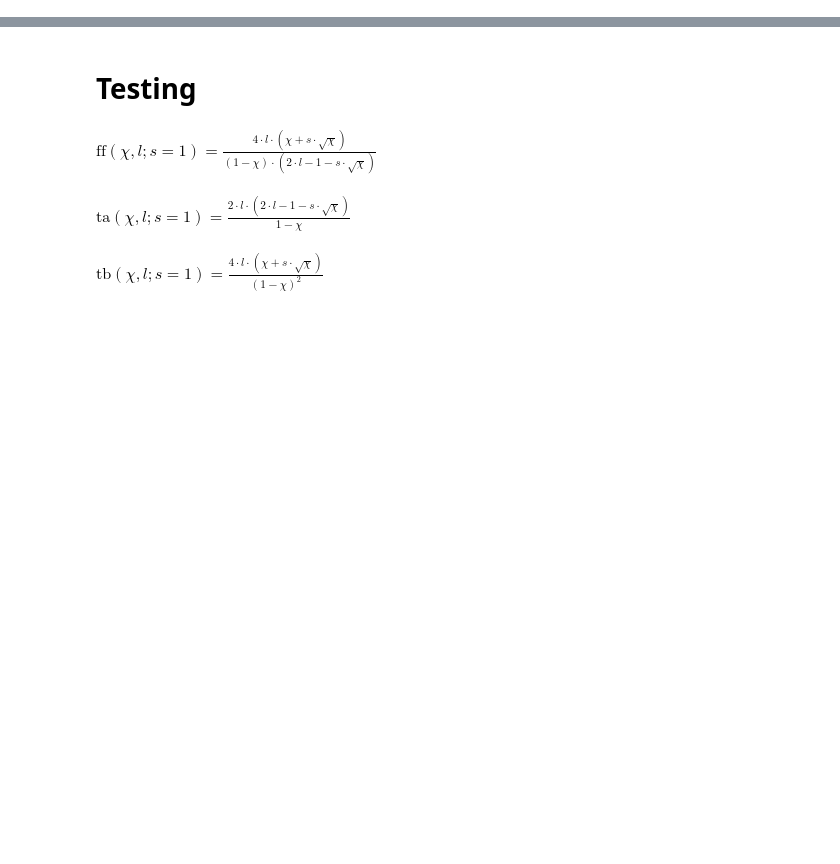
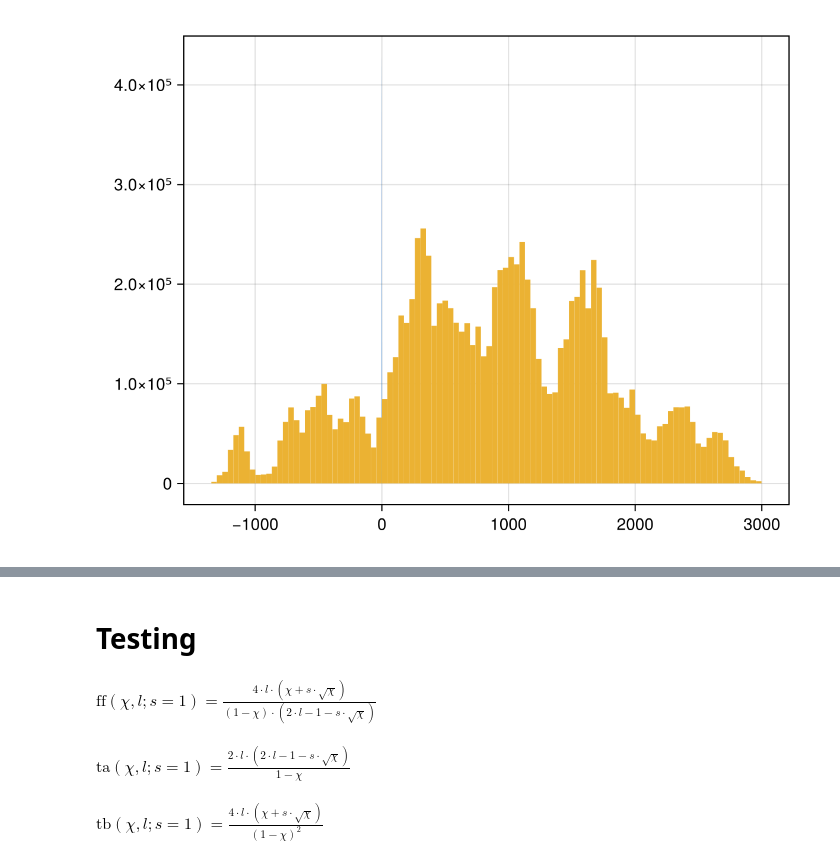
Before and after one commit to kockahonza/SSMC, a Jupyter notebook: notebooks/clean slate/Miscellaneous.ipynb, the cells around one changed output, grey strips where cells are left out. Saved outputs shown, nothing was run; the diff lists cells and outputs as text; code cells hidden in the pictures; blank space fills up the shorter version.

```diff
--- a/notebooks/clean slate/Miscellaneous.ipynb
+++ b/notebooks/clean slate/Miscellaneous.ipynb
@@ -21,0 +77,16 @@ CairoMakie.activate!()
+# %%
+m = 0.
+s = 1.
+
+xs = m .+ s .* randn(10000000)
+ys = cumsum(xs)
+zs = cumsum(ys)
+
+nothing
+# %%
+fap = hist(xs; bins=100)
+hist!(fap.axis, ys; bins=100)
+
+fap
+# %% [output]
+[figure, added]
```
Also changed, not shown: parts of 6 cells of this notebook, 3 other files.
